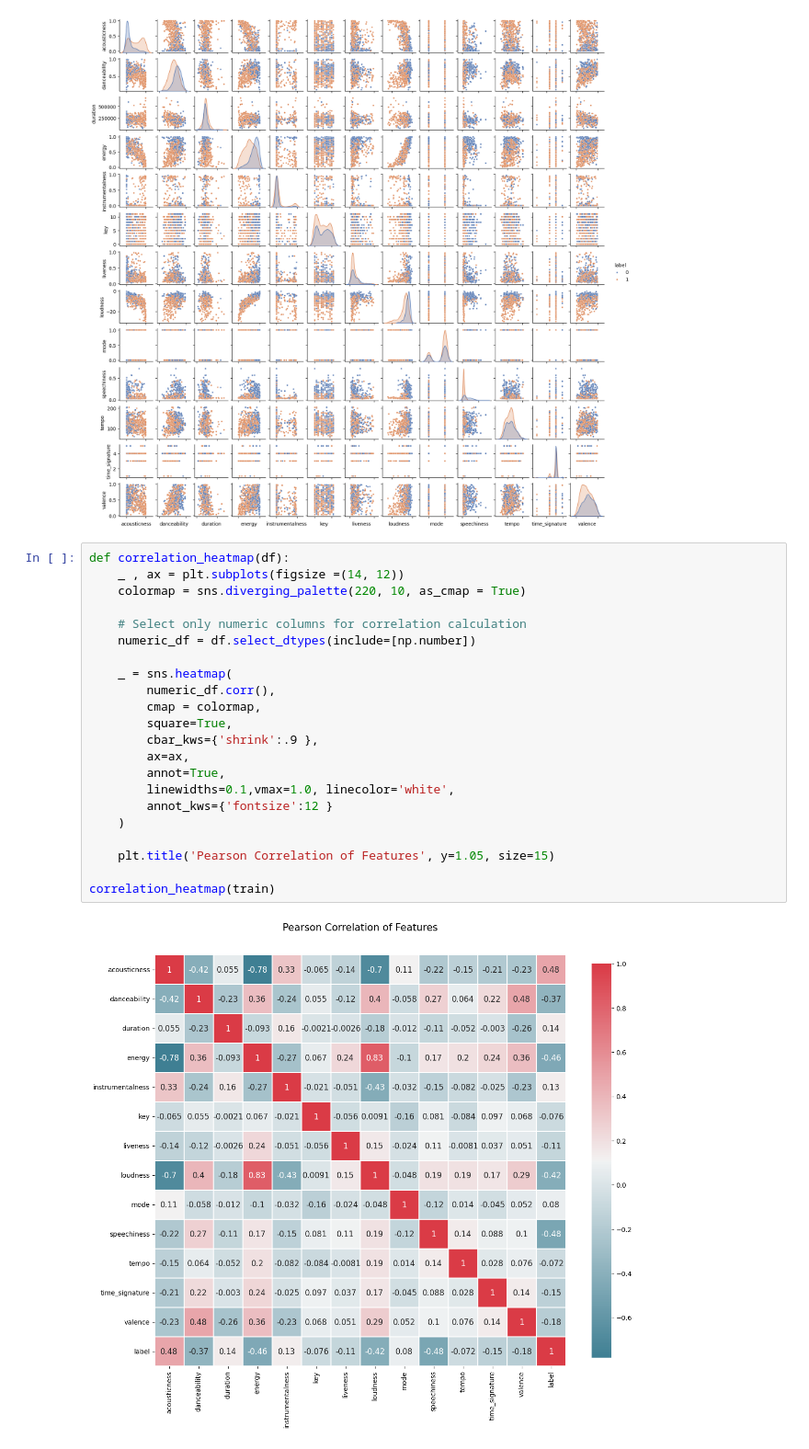
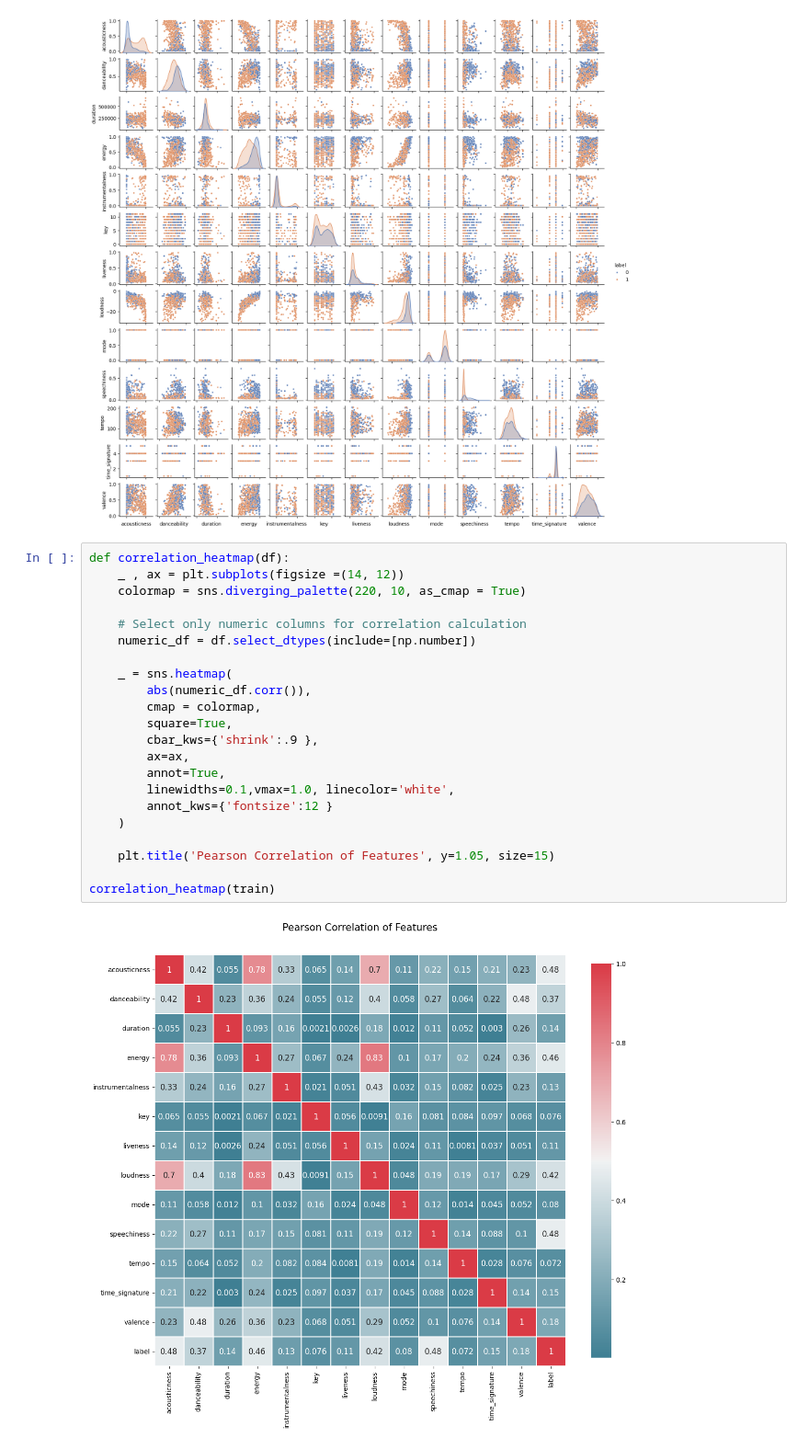
Before and after one commit to srkatsaras/FRTN65---Code-and-Notebooks, a Jupyter notebook: lab_song_classification.ipynb, the cells around one changed output. Shown at 92% size. Drawn from its saved outputs; the diff is of its cells as text.

```diff
--- a/lab_song_classification.ipynb
+++ b/lab_song_classification.ipynb
@@ -237,25 +259,25 @@ This will become an error in seaborn v0.14.0; please update your code.
 # %%
 def correlation_heatmap(df):
     _ , ax = plt.subplots(figsize =(14, 12))
     colormap = sns.diverging_palette(220, 10, as_cmap = True)
 
     # Select only numeric columns for correlation calculation
     numeric_df = df.select_dtypes(include=[np.number])
 
     _ = sns.heatmap(
-        numeric_df.corr(),
+        abs(numeric_df.corr()),
         cmap = colormap,
         square=True,
         cbar_kws={'shrink':.9 },
         ax=ax,
         annot=True,
         linewidths=0.1,vmax=1.0, linecolor='white',
         annot_kws={'fontsize':12 }
     )
 
     plt.title('Pearson Correlation of Features', y=1.05, size=15)
 
 correlation_heatmap(train)
 # %% [output]
-[figure, old version]
+[figure, new version]
 # %%
```
Also changed, not shown: parts of 35 cells of this notebook.
